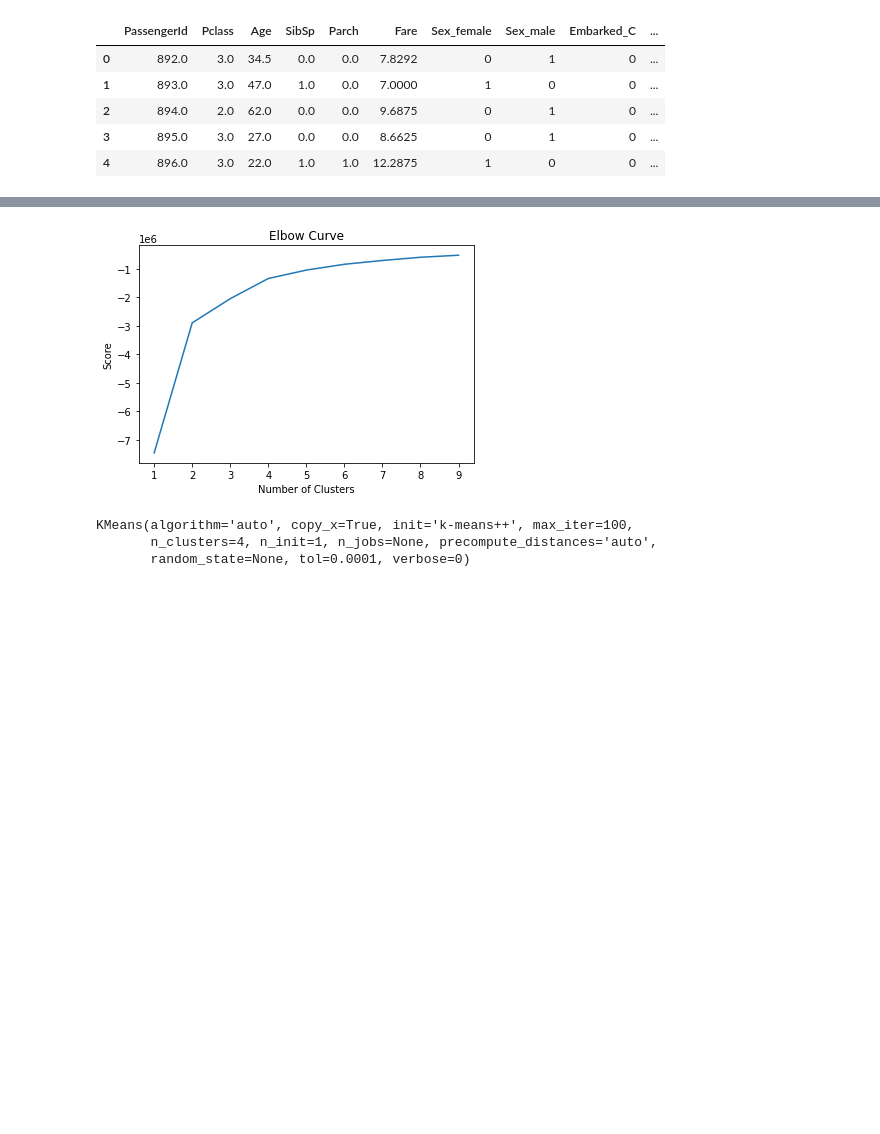
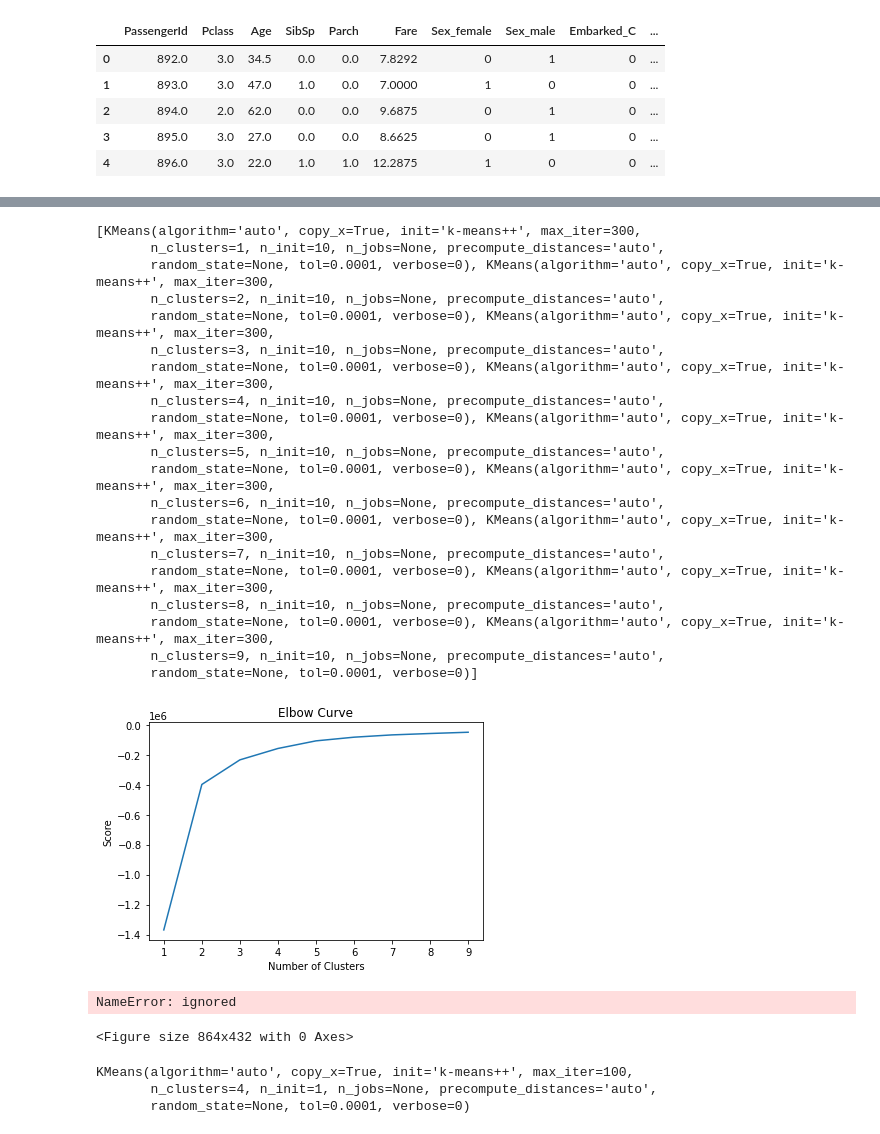
Before and after one commit to EduardoMoraesRitter/Titanic-Machine-Learning-from-Disaster, a Jupyter notebook: clusterizacao_kmean_titanic.ipynb, the cells around one changed output, grey strips where cells are left out. Drawn from its saved outputs; the diff is of its cells as text; code cells hidden in the pictures; blank space fills up the shorter version.

```diff
--- a/clusterizacao_kmean_titanic.ipynb
+++ b/clusterizacao_kmean_titanic.ipynb
@@ -6,9 +8,11 @@ import matplotlib.pyplot as pl
 import seaborn as sns
 
 train = pd.read_csv('https://raw.githubusercontent.com/EduardoMoraesRitter/Titanic-Machine-Learning-from-Disaster/master/train.csv')
+print(train.head())
 
-print(train.head())
 train_simples = train.drop(['PassengerId', 'Name', 'Ticket', 'Cabin', 'PassengerId', 'SibSp' , 'Parch', 'Pclass', 'Embarked', 'Sex', 'Survived'], axis=1)
+
+
 
 from sklearn.impute import SimpleImputer
 imputer = SimpleImputer(strategy="median")
@@ -16,16 +20,13 @@ imputer = SimpleImputer(strategy="median")
 imputer.fit(train_simples)
 train_no_null = imputer.transform(train_simples)
 train_simples = pd.DataFrame(train_no_null, columns=train_simples.columns)
-
 print(train_simples.head())
 
 
-
-from sklearn.feature_extraction.text import TfidfVectorizer
 from sklearn.cluster import KMeans
 from sklearn.metrics import adjusted_rand_score
 
-model = KMeans(n_clusters=3, init='k-means++', max_iter=100, n_init=1)
+model = KMeans(n_clusters=3)
 model.fit(train_simples)
 
 print("Top terms per cluster:")
@@ -36,8 +37,8 @@ for i in range(3):
         print(train_simples.iloc[ind].tolist())#('   %s' % terms[ind]),
     print
 
-import numpy as np
-plt.scatter(train_simples.Fare, train_simples.Age, c = model.labels_)
+
+pl.scatter(train_simples.Age, train_simples.Fare, c = model.labels_)
 # %% [output]
    PassengerId  Survived  Pclass  ...     Fare Cabin  Embarked
 0            1         0       3  ...   7.2500   NaN         S
@@ -143,3 +147,6 @@ train.head()
 | 2 | 894.0 | 2.0 | 62.0 | 0.0 | 0.0 | 9.6875 | 0 | 1 | 0 | ... |
 | 3 | 895.0 | 3.0 | 27.0 | 0.0 | 0.0 | 8.6625 | 0 | 1 | 0 | ... |
 | 4 | 896.0 | 3.0 | 22.0 | 1.0 | 1.0 | 12.2875 | 1 | 0 | 0 | ... |
+# %%
+train.drop(['Pclass', 'PassengerId'], axis=1, inplace=True)
+train.head()
@@ -146,14 +160,43 @@ train.head()
 # %%
 Nc = range(1, 10)
-kmeans = [KMeans(n_clusters=i) for i in Nc]
-kmeans
-score = [kmeans[i].fit(train).score(train) for i in range(len(kmeans))]
+kmeans_list = [KMeans(n_clusters=i) for i in Nc]
+print(kmeans_list)
+score = [kmeans_list[i].fit(train).score(train) for i in range(len(kmeans_list))]
 score
 pl.plot(Nc,score)
 pl.xlabel('Number of Clusters')
 pl.ylabel('Score')
 pl.title('Elbow Curve')
 pl.show()
 # %% [output]
+[KMeans(algorithm='auto', copy_x=True, init='k-means++', max_iter=300,
+       n_clusters=1, n_init=10, n_jobs=None, precompute_distances='auto',
+       random_state=None, tol=0.0001, verbose=0), KMeans(algorithm='auto', copy_x=True, init='k-means++', max_iter=300,
+       n_clusters=2, n_init=10, n_jobs=None, precompute_distances='auto',
+       random_state=None, tol=0.0001, verbose=0), KMeans(algorithm='auto', copy_x=True, init='k-means++', max_iter=300,
+       n_clusters=3, n_init=10, n_jobs=None, precompute_distances='auto',
+       random_state=None, tol=0.0001, verbose=0), KMeans(algorithm='auto', copy_x=True, init='k-means++', max_iter=300,
+       n_clusters=4, n_init=10, n_jobs=None, precompute_distances='auto',
+       random_state=None, tol=0.0001, verbose=0), KMeans(algorithm='auto', copy_x=True, init='k-means++', max_iter=300,
+       n_clusters=5, n_init=10, n_jobs=None, precompute_distances='auto',
+       random_state=None, tol=0.0001, verbose=0), KMeans(algorithm='auto', copy_x=True, init='k-means++', max_iter=300,
+       n_clusters=6, n_init=10, n_jobs=None, precompute_distances='auto',
+       random_state=None, tol=0.0001, verbose=0), KMeans(algorithm='auto', copy_x=True, init='k-means++', max_iter=300,
+       n_clusters=7, n_init=10, n_jobs=None, precompute_distances='auto',
+       random_state=None, tol=0.0001, verbose=0), KMeans(algorithm='auto', copy_x=True, init='k-means++', max_iter=300,
+       n_clusters=8, n_init=10, n_jobs=None, precompute_distances='auto',
+       random_state=None, tol=0.0001, verbose=0), KMeans(algorithm='auto', copy_x=True, init='k-means++', max_iter=300,
+       n_clusters=9, n_init=10, n_jobs=None, precompute_distances='auto',
+       random_state=None, tol=0.0001, verbose=0)]
-[figure, old version]
+[figure, new version]
+# %%
+pl.figure(figsize=(12, 6))
+pl.plot(range(1, 40), error, color='black', linestyle='dashed', marker='o',
+         markerfacecolor='grey', markersize=10)
+pl.title('Error Rate K Value')
+pl.xlabel('K Value')
+pl.ylabel('Mean Error')
+# %% [output]
+NameError: ignored
+<Figure size 864x432 with 0 Axes>
 # %%
```
Also changed, not shown: parts of 8 cells of this notebook.
